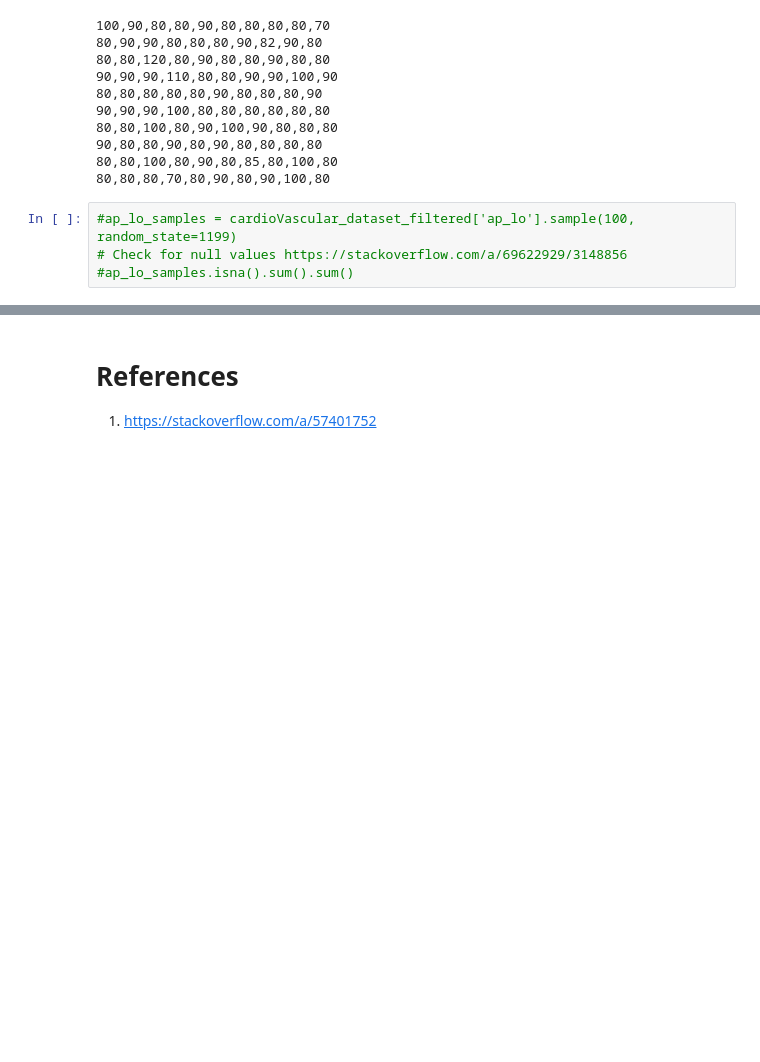
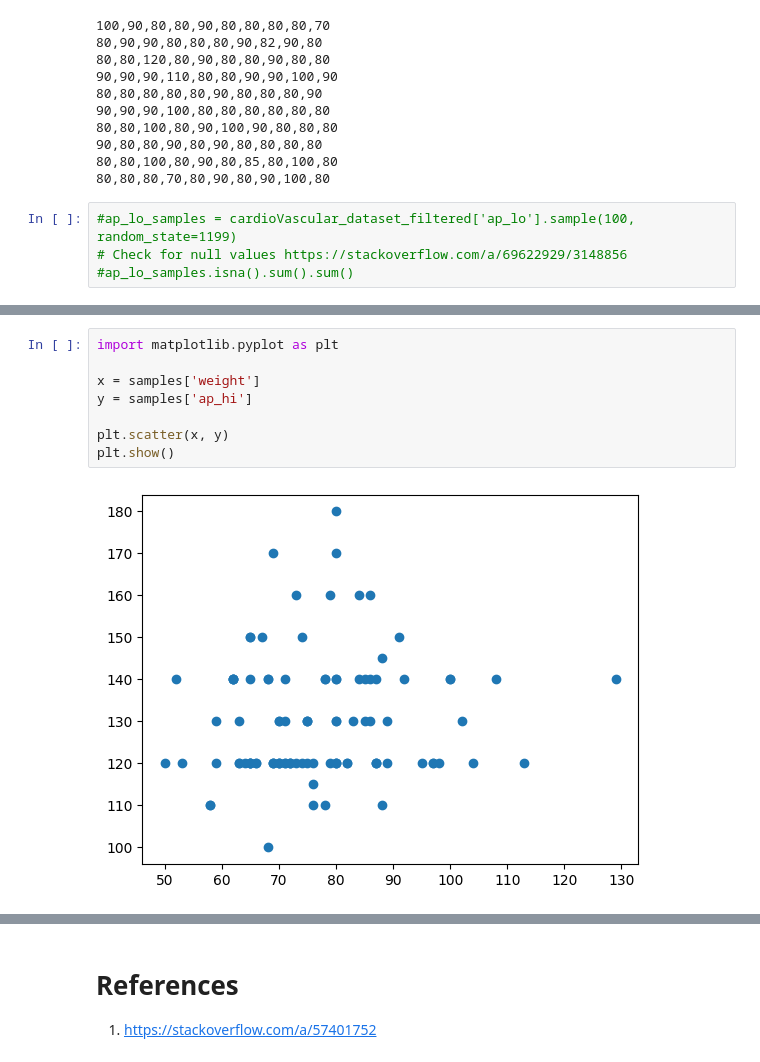
Before and after one commit to farhanarrafi/empirical-analysis-cardiovascular-data, a Jupyter notebook: Emperical_Analysis_Project.ipynb, the cells around one changed output, grey strips where cells are left out. Cells and saved outputs as stored; diff of their text form; blank space fills up the shorter version.

```diff
--- a/Emperical_Analysis_Project.ipynb
+++ b/Emperical_Analysis_Project.ipynb
@@ -276,0 +369,10 @@ ap_hi_lo_samples['ap_lo'].hist()
+# %%
+import matplotlib.pyplot as plt
+
+x = samples['weight']
+y = samples['ap_hi']
+
+plt.scatter(x, y)
+plt.show()
+# %% [output]
+[figure, added]
```
Also changed, not shown: parts of 19 cells of this notebook.
